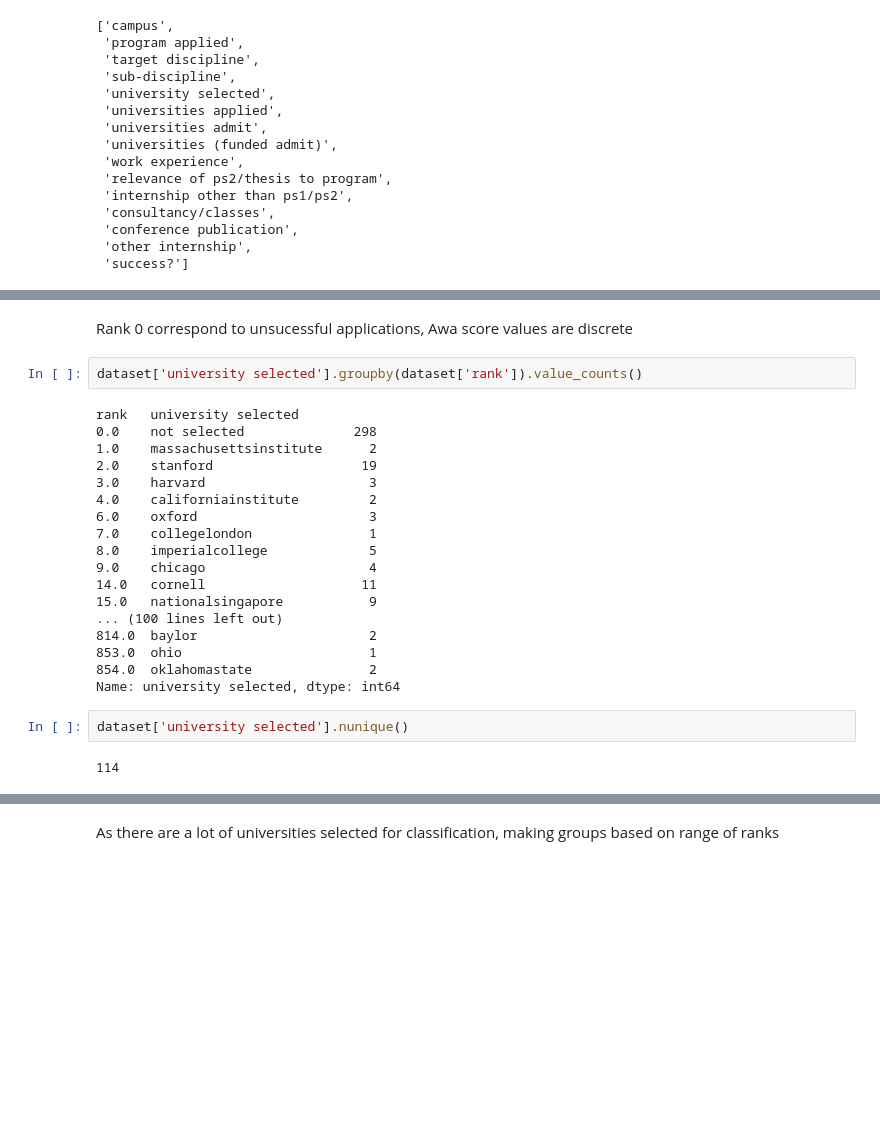
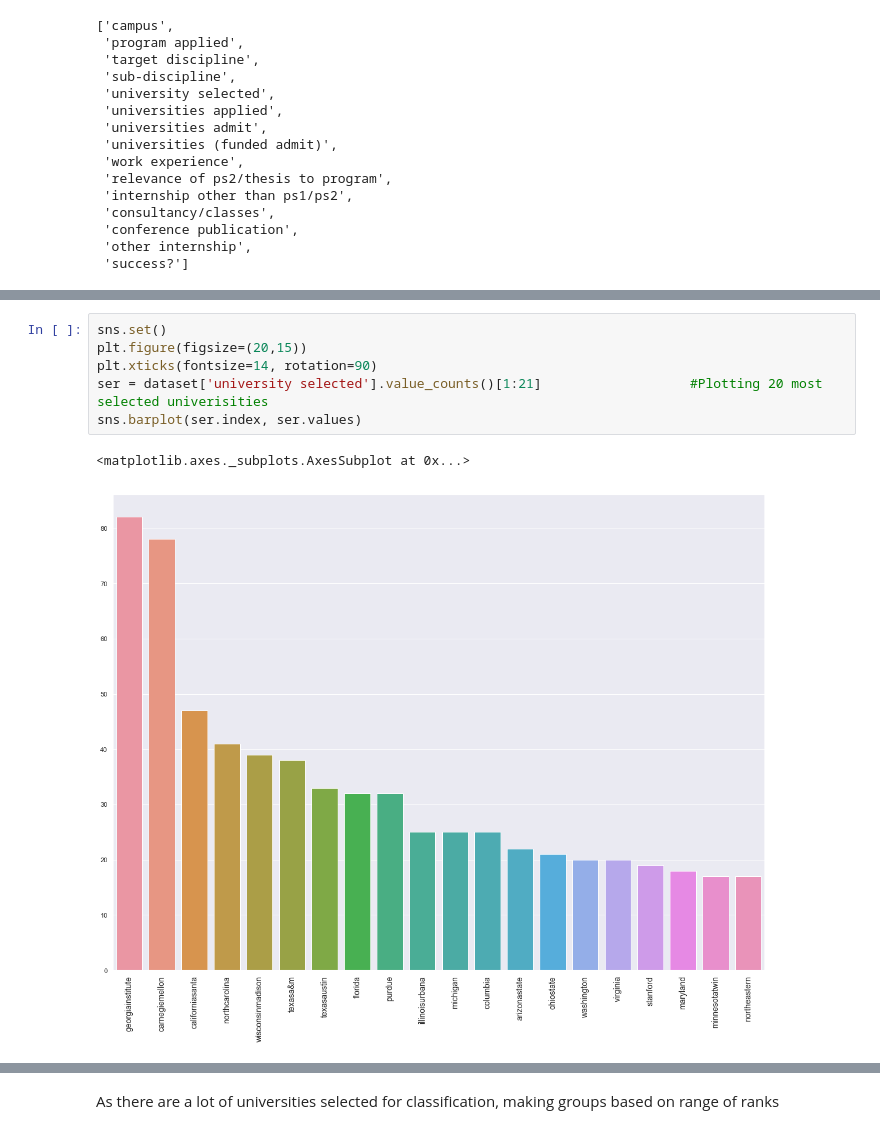
Before and after one commit to yathsree04/Graduate-admission-predictor, a Jupyter notebook: Exploratory_data_analysis.ipynb, the cells around one changed output, grey strips where cells are left out. Saved outputs shown, nothing was run; the diff lists cells and outputs as text; blank space fills up the shorter version.

```diff
--- a/Exploratory_data_analysis.ipynb
+++ b/Exploratory_data_analysis.ipynb
@@ -134,26 +157,9 @@ for feature in categorical_features:
-# %% [markdown]
-Rank 0 correspond to unsucessful applications, Awa score values are discrete
-# %%
-dataset['university selected'].groupby(dataset['rank']).value_counts()
-# %% [output]
-rank   university selected
-0.0    not selected              298
-1.0    massachusettsinstitute      2
-2.0    stanford                   19
-3.0    harvard                     3
-4.0    californiainstitute         2
-6.0    oxford                      3
-7.0    collegelondon               1
-8.0    imperialcollege             5
-9.0    chicago                     4
-14.0   cornell                    11
-15.0   nationalsingapore           9
-... (100 lines left out)
-814.0  baylor                      2
-853.0  ohio                        1
-854.0  oklahomastate               2
-Name: university selected, dtype: int64
-# %%
-dataset['university selected'].nunique()
-# %% [output]
-114
+# %%
+sns.set()
+plt.figure(figsize=(20,15))
+plt.xticks(fontsize=14, rotation=90)
+ser = dataset['university selected'].value_counts()[1:21]                   #Plotting 20 most selected univerisities
+sns.barplot(ser.index, ser.values)
+# %% [output]
+<matplotlib.axes._subplots.AxesSubplot at 0x...>
+[figure, added]
```
Also changed, not shown: parts of 11 cells of this notebook.
